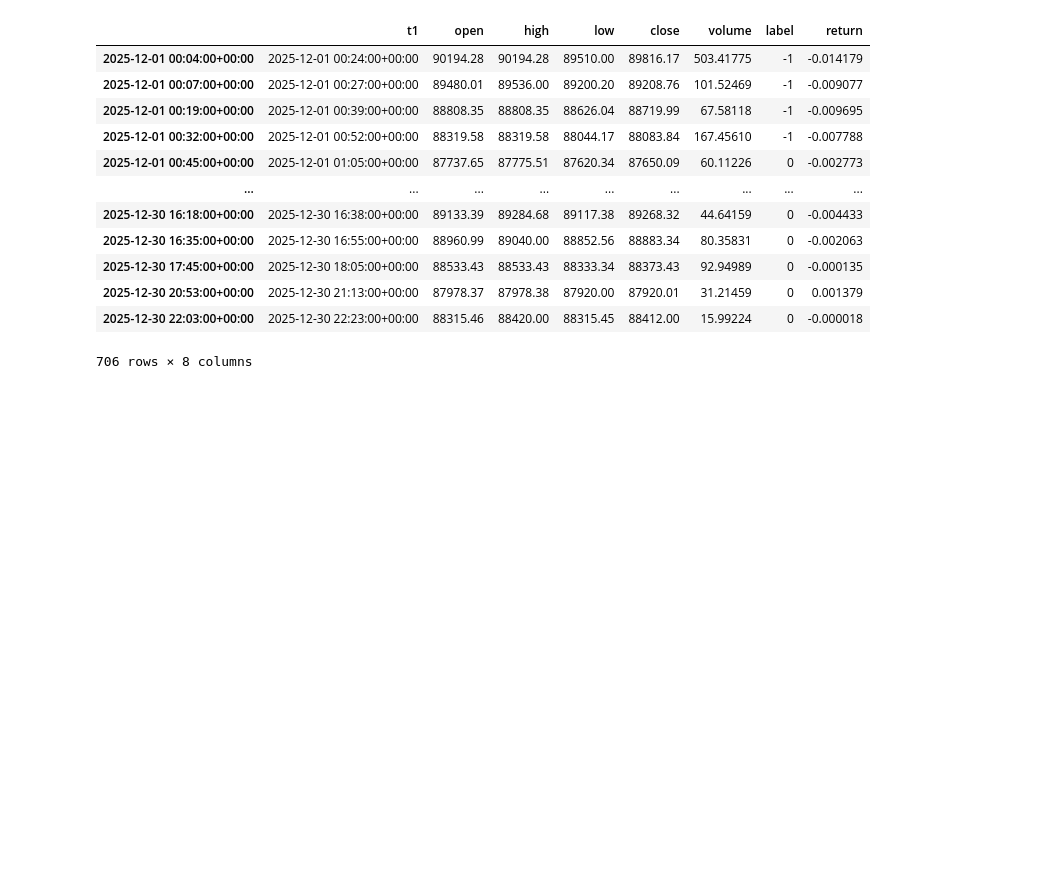
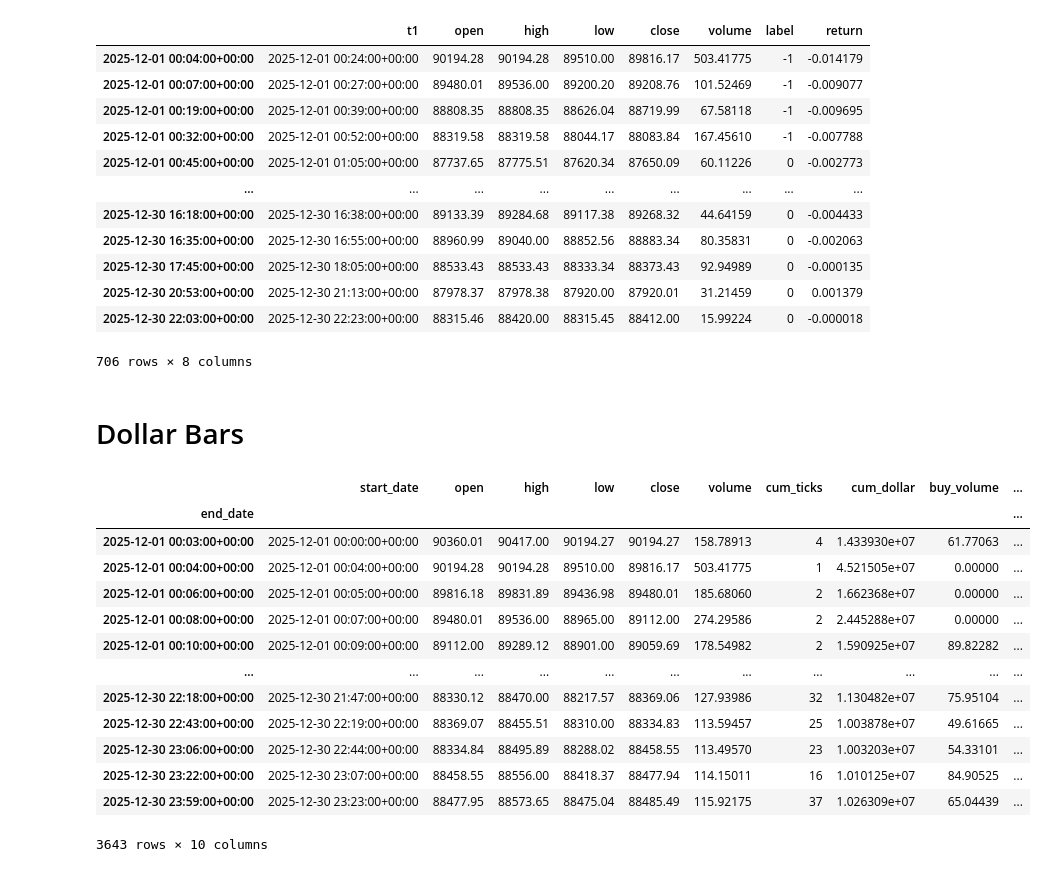
Before and after one commit to Sunama/provenquant, a Jupyter notebook: examples/core/meta_labeling.ipynb, the cells around one changed output. Cells and saved outputs as stored; diff of their text form; code cells hidden in the pictures; blank space fills up the shorter version.

```diff
--- a/examples/core/meta_labeling.ipynb
+++ b/examples/core/meta_labeling.ipynb
@@ -79,3 +80,27 @@ labeld_dataframe
 | 2025-12-30 20:53:00+00:00 | 2025-12-30 21:13:00+00:00 | 87978.37 | 87978.38 | 87920.00 | 87920.01 | 31.21459 | 0 | 0.001379 |
 | 2025-12-30 22:03:00+00:00 | 2025-12-30 22:23:00+00:00 | 88315.46 | 88420.00 | 88315.45 | 88412.00 | 15.99224 | 0 | -0.000018 |
 706 rows × 8 columns
+# %% [markdown]
+# Dollar Bars
+# %%
+dollar_bars = get_dollar_bars(
+    dataframe=dataframe,
+    threshold=10000000,
+    datetime_col='date',
+)
+dollar_bars
+# %% [output]
+|  | start_date | open | high | low | close | volume | cum_ticks | cum_dollar | buy_volume | ... |
+| end_date |  |  |  |  |  |  |  |  |  | ... |
+| 2025-12-01 00:03:00+00:00 | 2025-12-01 00:00:00+00:00 | 90360.01 | 90417.00 | 90194.27 | 90194.27 | 158.78913 | 4 | 1.433930e+07 | 61.77063 | ... |
+| 2025-12-01 00:04:00+00:00 | 2025-12-01 00:04:00+00:00 | 90194.28 | 90194.28 | 89510.00 | 89816.17 | 503.41775 | 1 | 4.521505e+07 | 0.00000 | ... |
+| 2025-12-01 00:06:00+00:00 | 2025-12-01 00:05:00+00:00 | 89816.18 | 89831.89 | 89436.98 | 89480.01 | 185.68060 | 2 | 1.662368e+07 | 0.00000 | ... |
+| 2025-12-01 00:08:00+00:00 | 2025-12-01 00:07:00+00:00 | 89480.01 | 89536.00 | 88965.00 | 89112.00 | 274.29586 | 2 | 2.445288e+07 | 0.00000 | ... |
+| 2025-12-01 00:10:00+00:00 | 2025-12-01 00:09:00+00:00 | 89112.00 | 89289.12 | 88901.00 | 89059.69 | 178.54982 | 2 | 1.590925e+07 | 89.82282 | ... |
+| ... | ... | ... | ... | ... | ... | ... | ... | ... | ... | ... |
+| 2025-12-30 22:18:00+00:00 | 2025-12-30 21:47:00+00:00 | 88330.12 | 88470.00 | 88217.57 | 88369.06 | 127.93986 | 32 | 1.130482e+07 | 75.95104 | ... |
+| 2025-12-30 22:43:00+00:00 | 2025-12-30 22:19:00+00:00 | 88369.07 | 88455.51 | 88310.00 | 88334.83 | 113.59457 | 25 | 1.003878e+07 | 49.61665 | ... |
+| 2025-12-30 23:06:00+00:00 | 2025-12-30 22:44:00+00:00 | 88334.84 | 88495.89 | 88288.02 | 88458.55 | 113.49570 | 23 | 1.003203e+07 | 54.33101 | ... |
+| 2025-12-30 23:22:00+00:00 | 2025-12-30 23:07:00+00:00 | 88458.55 | 88556.00 | 88418.37 | 88477.94 | 114.15011 | 16 | 1.010125e+07 | 84.90525 | ... |
+| 2025-12-30 23:59:00+00:00 | 2025-12-30 23:23:00+00:00 | 88477.95 | 88573.65 | 88475.04 | 88485.49 | 115.92175 | 37 | 1.026309e+07 | 65.04439 | ... |
+3643 rows × 10 columns
```
Also changed, not shown: parts of 3 cells of this notebook, 2 other files.
